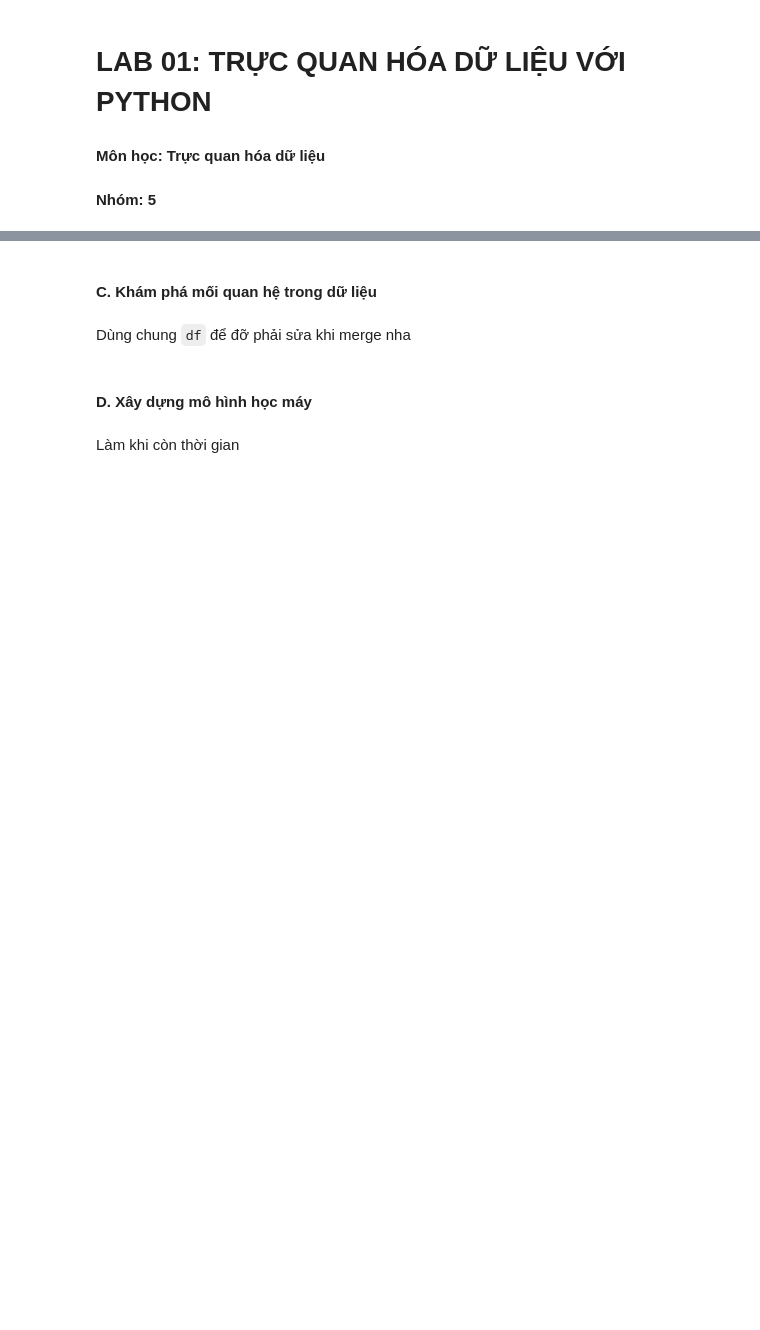
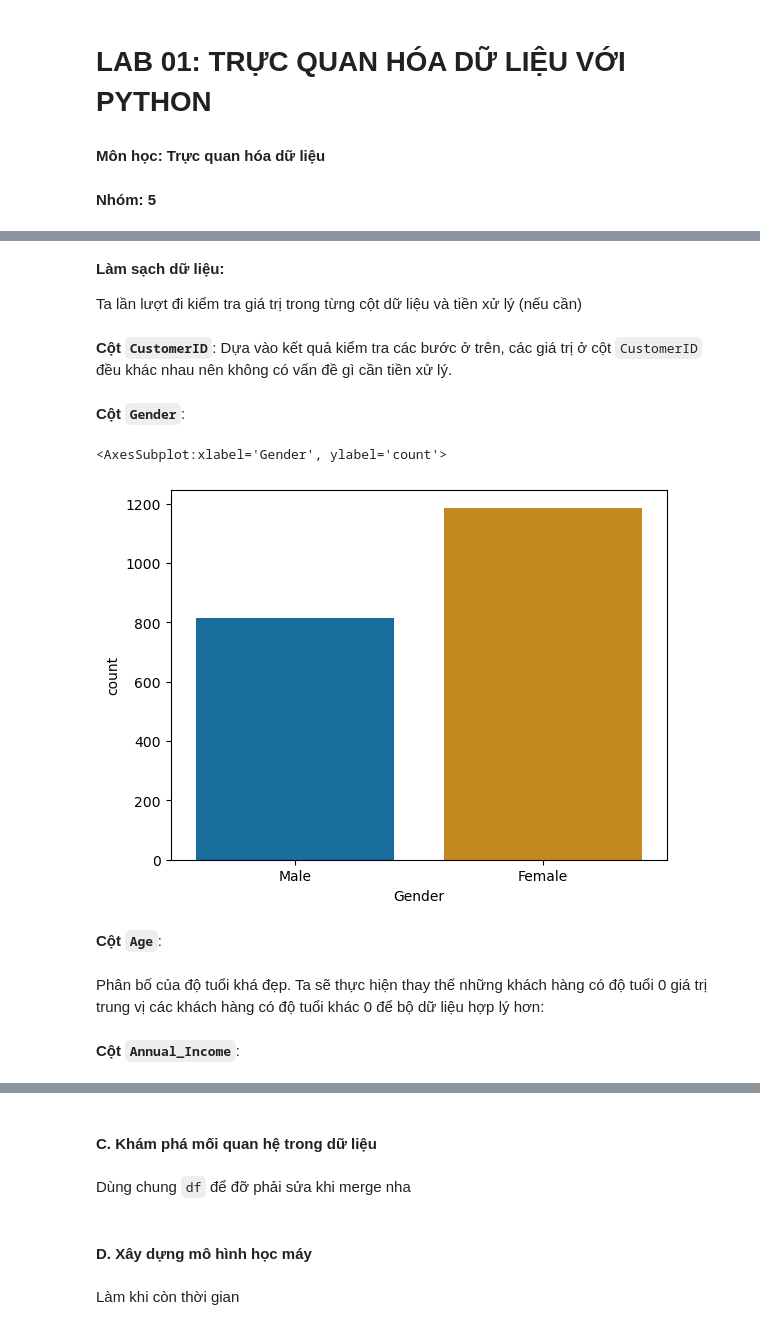
Before and after one commit to tungbtt/Lab01_DV, a Jupyter notebook: lab01.ipynb, the cells around one changed output, grey strips where cells are left out. Cells and saved outputs as stored; diff of their text form; code cells hidden in the pictures; blank space fills up the shorter version.

Commit message:
xong bước tiền xử lý, làm sạch

```diff
--- a/lab01.ipynb
+++ b/lab01.ipynb
@@ -30,0 +166,15 @@ True
+# %% [markdown]
+**Làm sạch dữ liệu:**
+
+Ta lần lượt đi kiểm tra giá trị trong từng cột dữ liệu và tiền xử lý (nếu cần)
+# %% [markdown]
+**Cột `CustomerID`**: Dựa vào kết quả kiểm tra các bước ở trên, các giá trị ở cột `CustomerID` đều khác nhau nên không có vấn đề gì cần tiền xử lý.
+# %% [markdown]
+**Cột `Gender`**:
+# %%
+sns.countplot(x='Gender', data=df,palette="colorblind")
+# %% [output]
+<AxesSubplot:xlabel='Gender', ylabel='count'>
+[figure, added]
+# %% [markdown]
+**Cột `Age`**:
@@ -30,0 +184,2 @@ True
+# %% [markdown]
+Phân bố của độ tuổi khá đẹp. Ta sẽ thực hiện thay thế những khách hàng có độ tuổi 0 giá trị trung vị các khách hàng có độ tuổi khác 0 để bộ dữ liệu hợp lý hơn:
@@ -30,0 +188,2 @@ True
+# %% [markdown]
+**Cột `Annual_Income`**:
```
Also changed, not shown: parts of 62 cells of this notebook, 1 other file.
